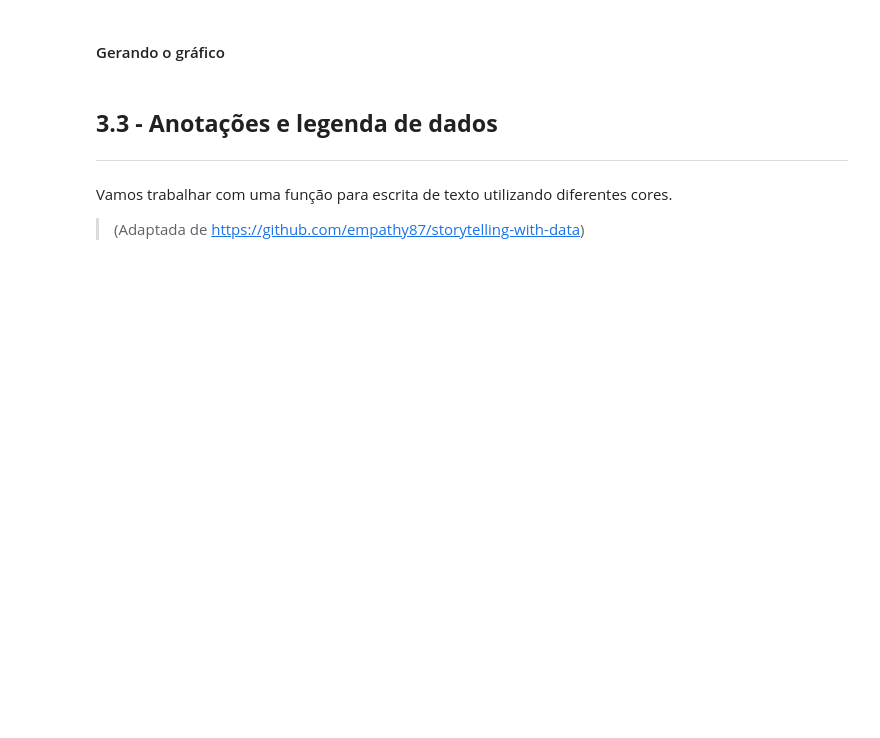
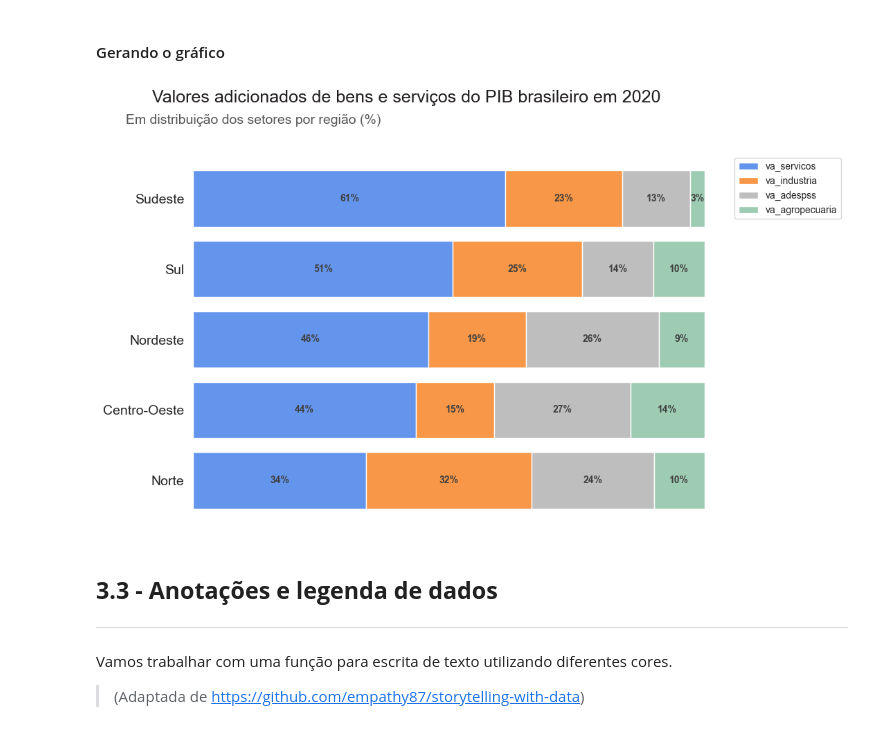
Before and after one commit to MoisesCoimbraQN/Carreira-Alura-Data-Science, a Jupyter notebook: Data_Visualization_Graficos_de_Composicao_e_Relacionamentos.ipynb, the cells around one changed output. Drawn from its saved outputs; the diff is of its cells as text; code cells hidden in the pictures; blank space fills up the shorter version.

```diff
--- a/Data_Visualization_Graficos_de_Composicao_e_Relacionamentos.ipynb
+++ b/Data_Visualization_Graficos_de_Composicao_e_Relacionamentos.ipynb
@@ -739,8 +774,8 @@ df_va_separado.head()
 # %%
 # Agrupando os dados por região
-...
+df_va_separado = df_va_separado.groupby("regiao").sum()
 
 # Normalizando os dados de cada região
-...
-...
+df_va_separado = df_va_separado.div(df_va_separado.sum(axis=1), axis=0)
+df_va_separado = df_va_separado.sort_values("va_servicos", axis=0)
 df_va_separado
@@ -749,36 +792,38 @@ df_va_separado
 # %%
 # Gerando a função para criar o gráfico de barras empilhadas
 
 def grafico_va():
   # Importando as bibliotecas
   import matplotlib.pyplot as plt
 
   # Área do gráfico e tema da visualização
   fig, ax = plt.subplots(figsize=(10,7))
 
   # Definindo as cores do gráfico
   cores = [AZUL3, LARANJA1, CINZA5, VERDE3]
 
   # Gerando o gráfico de barras empilhadas 100%
-  ...
+  df_va_separado.plot(kind = 'barh', stacked = True, ax = ax, color = cores, width=0.8)
 
-  # ## Personalizando o gráfico
-  # plt.suptitle('Valores adicionados de bens e serviços do PIB brasileiro em 2020', size=18, color=CINZA1, ha = 'right', x = 0.8, y = 1.01)
-  # plt.title('Em distribuição dos setores por região (%)\n', fontsize=14, color=CINZA3, pad = 15, ha = "right", x = 0.35)
-  # ax.legend(bbox_to_anchor=(1, 1), bbox_transform=ax.transAxes, fontsize = 10, loc='upper left', )
-  # ax.set_ylabel('')
-  # ax.set_xticklabels([])
-  # ax.yaxis.set_tick_params(labelsize=14, color = CINZA2)
-  # ax.set_frame_on(False)
+  ## Personalizando o gráfico
+  plt.suptitle('Valores adicionados de bens e serviços do PIB brasileiro em 2020', size=18, color=CINZA1, ha = 'right', x = 0.8, y = 1.01)
+  plt.title('Em distribuição dos setores por região (%)\n', fontsize=14, color=CINZA3, pad = 15, ha = "right", x = 0.35)
+  ax.legend(bbox_to_anchor=(1, 1), bbox_transform=ax.transAxes, fontsize = 10, loc='upper left', )
+  ax.set_ylabel('')
+  ax.set_xticklabels([])
+  ax.yaxis.set_tick_params(labelsize=14, color = CINZA2)
+  ax.set_frame_on(False)
 
-  # # Valores das barras
-  # for container in ax.containers:
-  #     labels = [f'{valor.get_width()*100:.0f}%' for valor in container]
-  #     ax.bar_label(container, label_type='center', labels = labels, size = 10, color = CINZA2, fontweight='bold')
+  # Valores das barras
+  for container in ax.containers:
+      labels = [f'{valor.get_width()*100:.0f}%' for valor in container]
+      ax.bar_label(container, label_type='center', labels = labels, size = 10, color = CINZA2, fontweight='bold')
 
   return ax, cores
 
 ax, cores = grafico_va()
+# %% [output]
+[figure, added]
 # %% [markdown]
 ## **3.3 - Anotações e legenda de dados**
 
```
Also changed, not shown: parts of 15 cells of this notebook.
